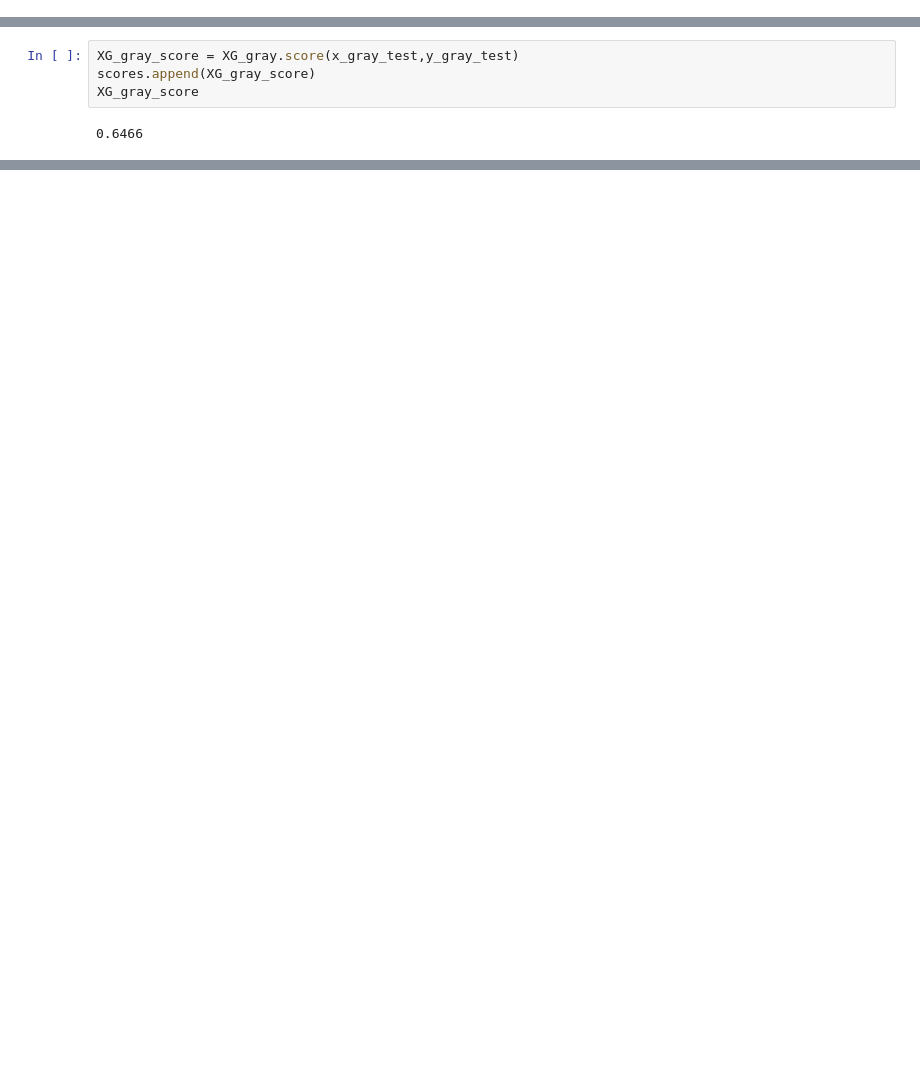
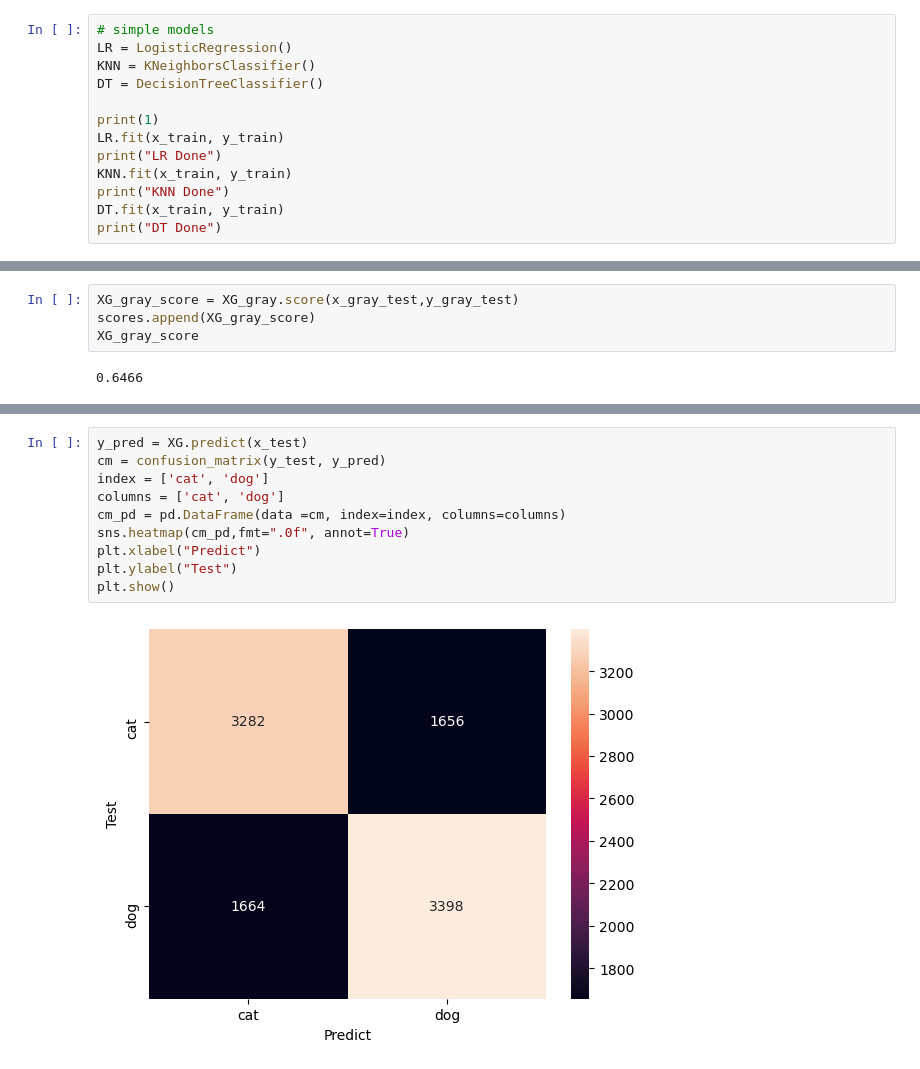
Before and after one commit to ortrsa/Data_Science_Final_Project_2, a Jupyter notebook: Notebook3.ipynb, the cells around one changed output, grey strips where cells are left out. Cells and saved outputs as stored; diff of their text form; blank space fills up the shorter version.

```diff
--- a/Notebook3.ipynb
+++ b/Notebook3.ipynb
@@ -111,0 +123,13 @@ x_train , x_test , y_train , y_test = split(X,y ,train_size = 0.8 , shuffle = Tr
+# %%
+# simple models
+LR = LogisticRegression()
+KNN = KNeighborsClassifier()
+DT = DecisionTreeClassifier()
+
+print(1)
+LR.fit(x_train, y_train)
+print("LR Done")
+KNN.fit(x_train, y_train)
+print("KNN Done")
+DT.fit(x_train, y_train)
+print("DT Done")
@@ -275,0 +357,12 @@ plt.show()
+# %%
+y_pred = XG.predict(x_test)
+cm = confusion_matrix(y_test, y_pred)
+index = ['cat', 'dog']
+columns = ['cat', 'dog']
+cm_pd = pd.DataFrame(data =cm, index=index, columns=columns)
+sns.heatmap(cm_pd,fmt=".0f", annot=True)
+plt.xlabel("Predict")
+plt.ylabel("Test")
+plt.show()
+# %% [output]
+[figure, added]
```
Also changed, not shown: parts of 23 cells of this notebook.
